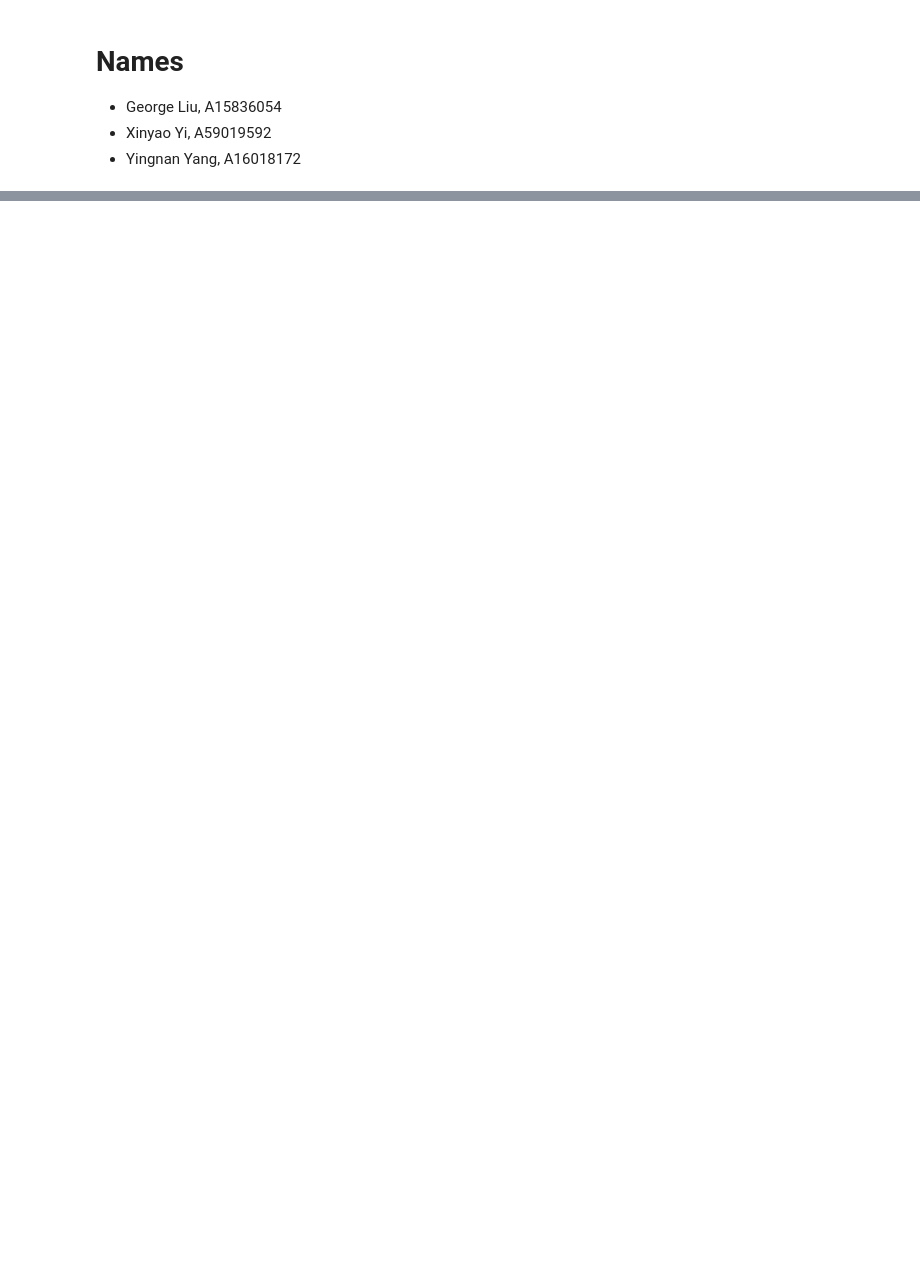
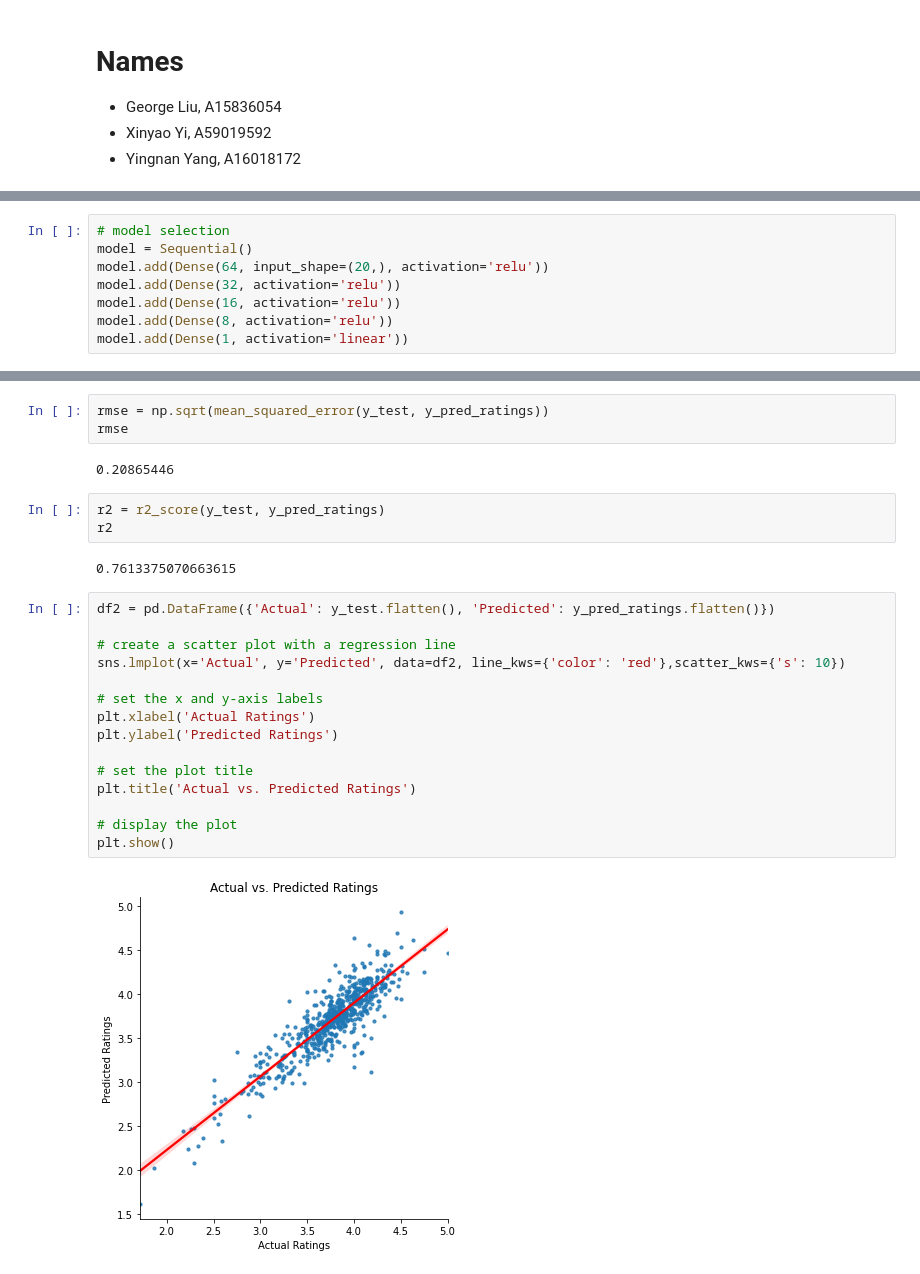
Before and after one commit to COGS118A/Group008-Wi23, a Jupyter notebook: CheckpointGroup008-Wi23.ipynb, the cells around one changed output, grey strips where cells are left out. Cells and saved outputs as stored; diff of their text form; blank space fills up the shorter version.

```diff
--- a/CheckpointGroup008-Wi23.ipynb
+++ b/CheckpointGroup008-Wi23.ipynb
@@ -492,0 +241,8 @@ When we display difference metrics including the percentage of errors per class,
+# %%
+# model selection
+model = Sequential()
+model.add(Dense(64, input_shape=(20,), activation='relu'))
+model.add(Dense(32, activation='relu'))
+model.add(Dense(16, activation='relu'))
+model.add(Dense(8, activation='relu'))
+model.add(Dense(1, activation='linear'))
@@ -492,0 +326,27 @@ When we display difference metrics including the percentage of errors per class,
+# %%
+rmse = np.sqrt(mean_squared_error(y_test, y_pred_ratings))
+rmse
+# %% [output]
+0.20865446
+# %%
+r2 = r2_score(y_test, y_pred_ratings)
+r2
+# %% [output]
+0.7613375070663615
+# %%
+df2 = pd.DataFrame({'Actual': y_test.flatten(), 'Predicted': y_pred_ratings.flatten()})
+
+# create a scatter plot with a regression line
+sns.lmplot(x='Actual', y='Predicted', data=df2, line_kws={'color': 'red'},scatter_kws={'s': 10})
+
+# set the x and y-axis labels
+plt.xlabel('Actual Ratings')
+plt.ylabel('Predicted Ratings')
+
+# set the plot title
+plt.title('Actual vs. Predicted Ratings')
+
+# display the plot
+plt.show()
+# %% [output]
+[figure, added]
```
Also changed, not shown: parts of 162 cells of this notebook.
